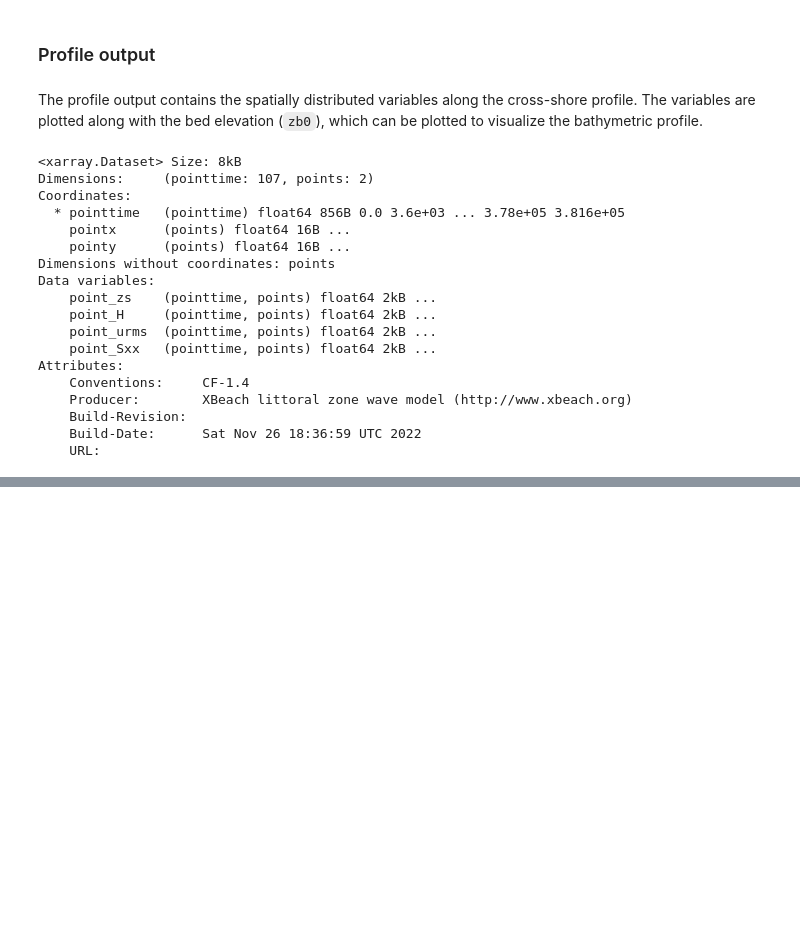
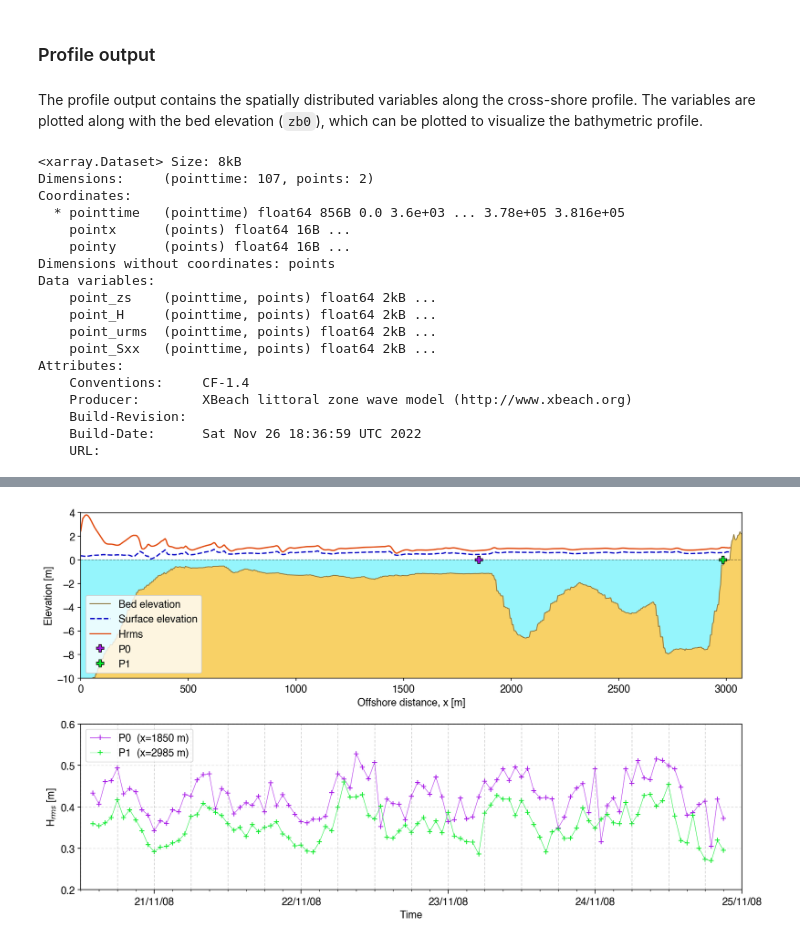
Before and after one commit to oceanicos-dev-org/oceanicospy, a Jupyter notebook: softwarex/figure_illustrative_example.ipynb, the cells around one changed output, grey strips where cells are left out. Cells and saved outputs as stored; diff of their text form; code cells hidden in the pictures; blank space fills up the shorter version.

Commit message:
update figure ilustrative example

```diff
--- a/softwarex/figure_illustrative_example.ipynb
+++ b/softwarex/figure_illustrative_example.ipynb
@@ -103,0 +68,78 @@ plt.savefig('figure_illustrative_example.png', dpi=500, bbox_inches='tight',pad_
+# %%
+x     = ds_profile.globalx[0,:].values
+x_pos = np.abs(x)
+
+# Cross-shore transect
+fig, [ax1, ax2] = plt.subplots(2, 1, figsize=(12, 7))
+ax1.plot(x_pos, ds_profile.zb0.values[-1,0,:],  c="#8A7640",   lw=1, label='Bed elevation')
+ax1.plot(x_pos, ds_profile.zs.values[-1,0,:],   c="#0505C4", lw=1.5, ls='--', label='Surface elevation')
+ax1.plot(x_pos, ds_profile.hh.values[-1,0,:] + ds_profile.zb0.values[-1,0,:] + ds_profile.H.values[-1,0,:],
+         c="#E0470A", lw=1.5, ls='-', label='Hrms')
+
+color_points = ["#A817E7", "#08EA2E"]
+for index in range(ds_point.pointx.values.shape[0]):
+    ax1.plot(
+        np.abs(ds_point.pointx.values[index]),
+        0,
+        marker='P',
+        markersize=9,
+        linestyle='None',
+        zorder=5,
+        markerfacecolor=color_points[index],
+        markeredgecolor="#000000",
+        markeredgewidth=0.8,
+        label=f'P{index}'
+    )
+ax1.fill_between(x_pos, 0, np.min(ds_profile.zb0.values[-1,0,:]),
+                 color="#69F2FC", alpha=0.7)
+ax1.fill_between(x_pos, ds_profile.zb0.values[-1,0,:], np.min(ds_profile.zb0.values[-1,0,:]),
+                 color="#F8D166")
+ax1.axhline(0, c='black', ls='--', lw=0.8, alpha=0.4)
+
+ax1.set_ylabel('Elevation [m]')
+ax1.set_xlabel('Offshore distance, x [m]')
+ax1.set_xlim(x_pos.min(), x_pos.max())
+ax1.set_ylim(-10, 4)
+ax1.tick_params(axis='y', which='minor', left=False)
+ax1.legend(loc='lower left', framealpha=0.8)
+
+# Hrms time series at output points
+time = np.array([ini_date + timedelta(seconds=int(s)) for s in ds_point.pointtime.values])
+H    = ds_point.point_H.values
+
+warmup_idx = np.searchsorted(time, ini_date + timedelta(hours=3))
+time_plot  = time[warmup_idx:]
+H_plot     = H[warmup_idx:, :]
+
+for index in range(H_plot.shape[1]):
+    px = np.abs(ds_point.pointx.values[index])
+    py = ds_point.pointy.values[index]
+    ax2.plot(time_plot, H_plot[:, index],
+             color=color_points[index], lw=0.5,
+             marker='+', markersize=6, markevery=1,
+             label=f'P{index}  (x={px:.0f} m)')
+
+ax2.set_xlim(time_plot[0] - timedelta(minutes=120), time_plot[-1] + timedelta(minutes=180))
+ax2.set_yticks(np.arange(0.2, 0.61, 0.1))
+
+ax2.xaxis.set_major_locator(mdates.DayLocator(interval=1))
+ax2.xaxis.set_major_formatter(mdates.DateFormatter('%d/%m/%y'))
+ax2.xaxis.set_minor_locator(mdates.HourLocator(interval=3))
+
+for t in mdates.drange(
+        time.min()+timedelta(minutes=60),
+        time.max(),
+        pd.Timedelta(hours=6)
+):
+    ax2.axvline(t, color='gray', alpha=0.5, linestyle=(0, (5, 3)), lw=0.6)
+ax2.grid(axis='y', which='major', alpha=0.5, linestyle=(0, (5, 3)), lw=0.6)
+
+ax2.set_xlabel('Time')
+ax2.set_ylabel('H$_{rms}$ [m]')
+ax2.tick_params(axis='x', which='major', length=5)
+ax2.legend(framealpha=0.7)
+
+plt.tight_layout(h_pad=1.5)
+plt.savefig('figure_illustrative_example.png', dpi=500, bbox_inches='tight', pad_inches=0.05)
+# %% [output]
+[figure, added]
```
Also changed, not shown: parts of 2 cells of this notebook, 2 other files.
